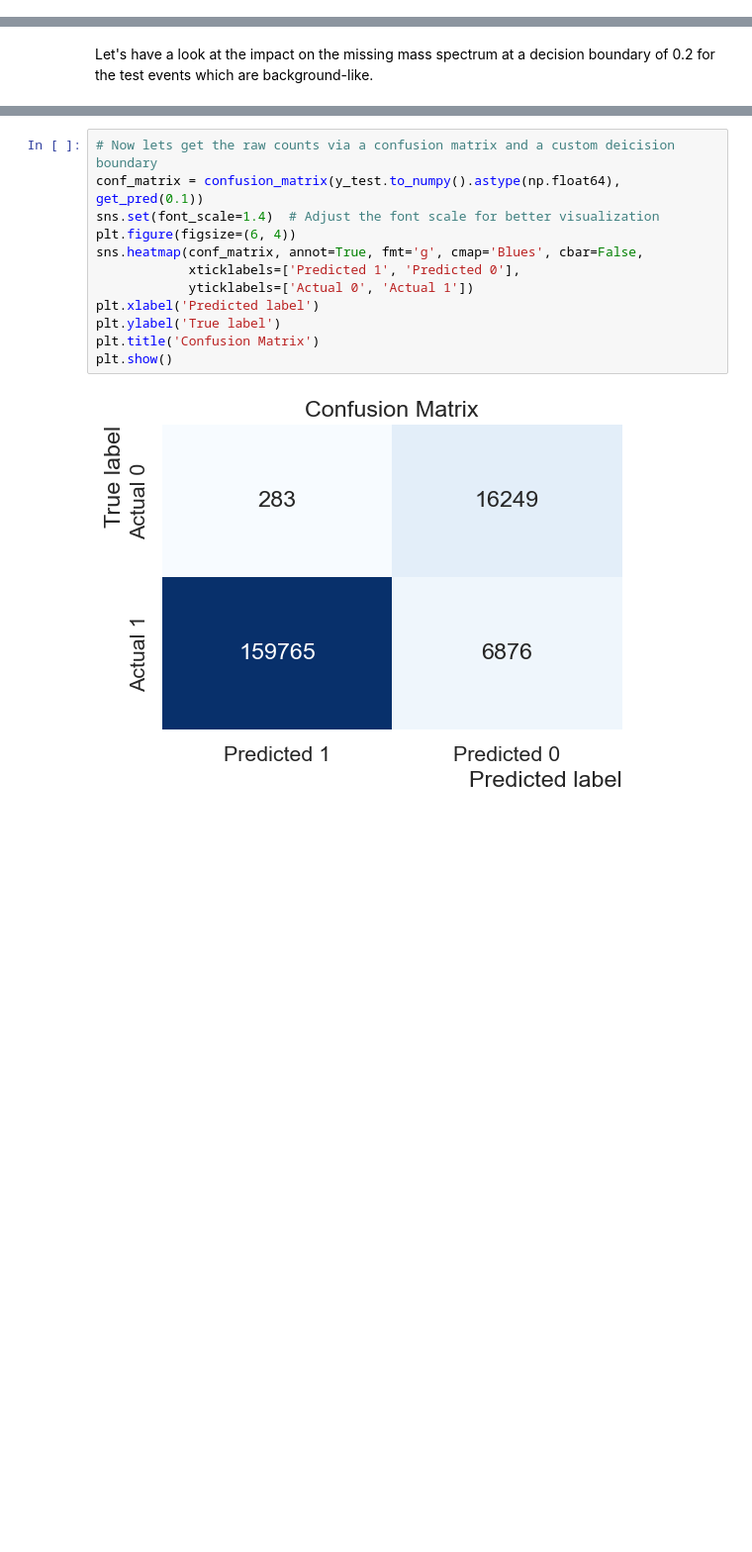
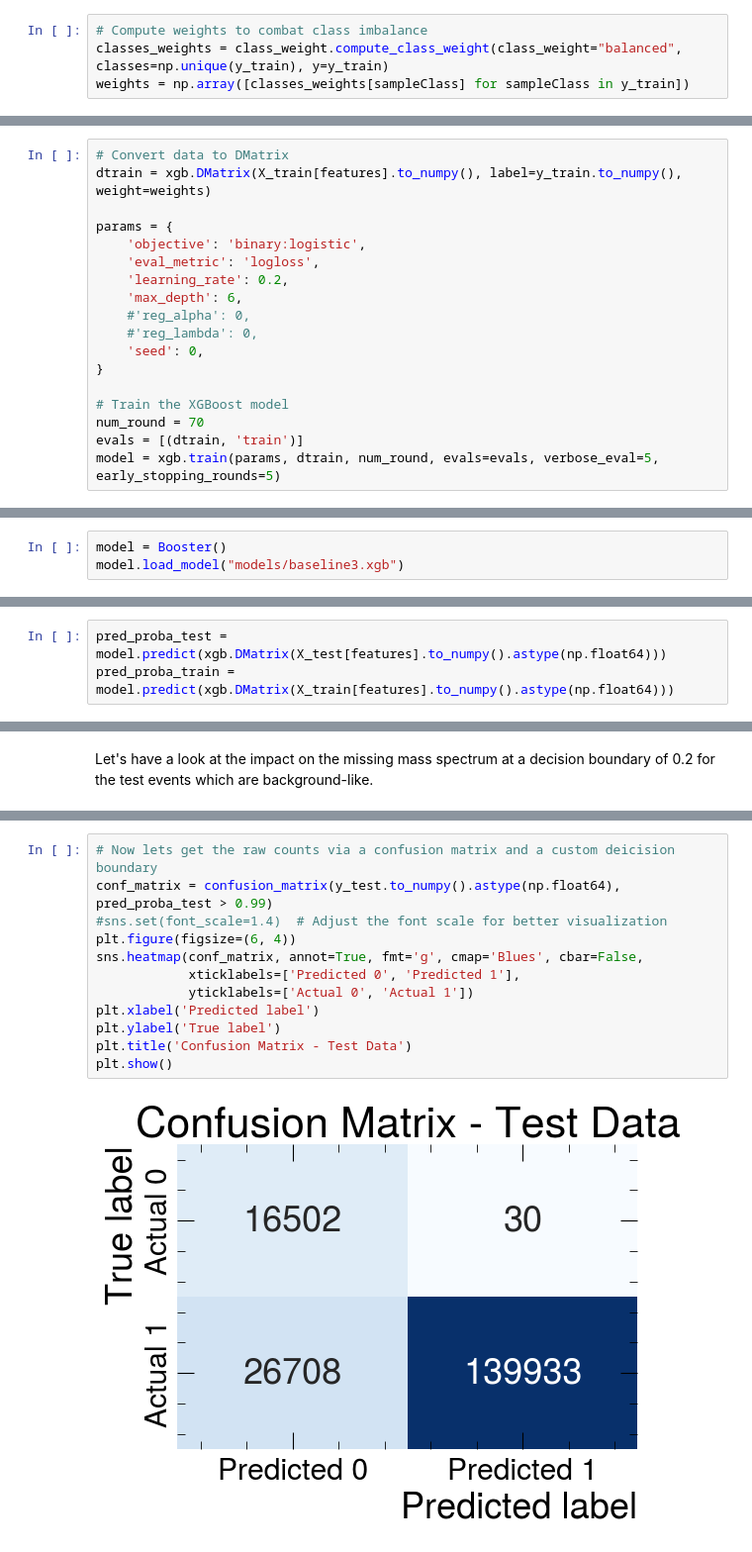
Before and after one commit to ChandlerKenworthy/Upstream, a Jupyter notebook: TrainModel.ipynb, the cells around one changed output, grey strips where cells are left out. Shown at 99% size. Drawn from its saved outputs; the diff is of its cells as text; blank space fills up the shorter version.

Commit message:
Use C-API compatible DTrain method

```diff
--- a/TrainModel.ipynb
+++ b/TrainModel.ipynb
@@ -108,3 +94,7 @@ bkg = bkg.with_columns(pl.lit(0).alias('isSignal'))
 # Combine the dataframes together
 df = pl.concat([signal, bkg], how='vertical')
 X_train, X_test, y_train, y_test = train_test_split(df.drop("isSignal"), df["isSignal"], test_size=0.1, random_state=42)
+# %%
+# Compute weights to combat class imbalance
+classes_weights = class_weight.compute_class_weight(class_weight="balanced", classes=np.unique(y_train), y=y_train)
+weights = np.array([classes_weights[sampleClass] for sampleClass in y_train])
@@ -134,0 +130,18 @@ XGBClassifier(base_score=None, booster=None, callbacks=None,
+# %%
+# Convert data to DMatrix
+dtrain = xgb.DMatrix(X_train[features].to_numpy(), label=y_train.to_numpy(), weight=weights)
+
+params = {
+    'objective': 'binary:logistic',
+    'eval_metric': 'logloss',
+    'learning_rate': 0.2,
+    'max_depth': 6,
+    #'reg_alpha': 0,
+    #'reg_lambda': 0,
+    'seed': 0,
+}
+
+# Train the XGBoost model
+num_round = 70
+evals = [(dtrain, 'train')]
+model = xgb.train(params, dtrain, num_round, evals=evals, verbose_eval=5, early_stopping_rounds=5)
@@ -135,3 +166,6 @@ XGBClassifier(base_score=None, booster=None, callbacks=None,
 # %% [markdown]
 ## Evaluate Training
+# %%
+model = Booster()
+model.load_model("models/baseline3.xgb")
 # %%
@@ -160,0 +177,3 @@ plt.show()
+# %%
+pred_proba_test = model.predict(xgb.DMatrix(X_test[features].to_numpy().astype(np.float64)))
+pred_proba_train = model.predict(xgb.DMatrix(X_train[features].to_numpy().astype(np.float64)))
@@ -251,14 +207,14 @@ plt.show()
 # %%
 # Now lets get the raw counts via a confusion matrix and a custom deicision boundary
-conf_matrix = confusion_matrix(y_test.to_numpy().astype(np.float64), get_pred(0.1))
-sns.set(font_scale=1.4)  # Adjust the font scale for better visualization
+conf_matrix = confusion_matrix(y_test.to_numpy().astype(np.float64), pred_proba_test > 0.99)
+#sns.set(font_scale=1.4)  # Adjust the font scale for better visualization
 plt.figure(figsize=(6, 4))
 sns.heatmap(conf_matrix, annot=True, fmt='g', cmap='Blues', cbar=False,
-            xticklabels=['Predicted 1', 'Predicted 0'],
+            xticklabels=['Predicted 0', 'Predicted 1'],
             yticklabels=['Actual 0', 'Actual 1'])
 plt.xlabel('Predicted label')
 plt.ylabel('True label')
-plt.title('Confusion Matrix')
+plt.title('Confusion Matrix - Test Data')
 plt.show()
 # %% [output]
-[figure, old version]
+[figure, new version]
```
Also changed, not shown: parts of 53 cells of this notebook, 1 other file.
